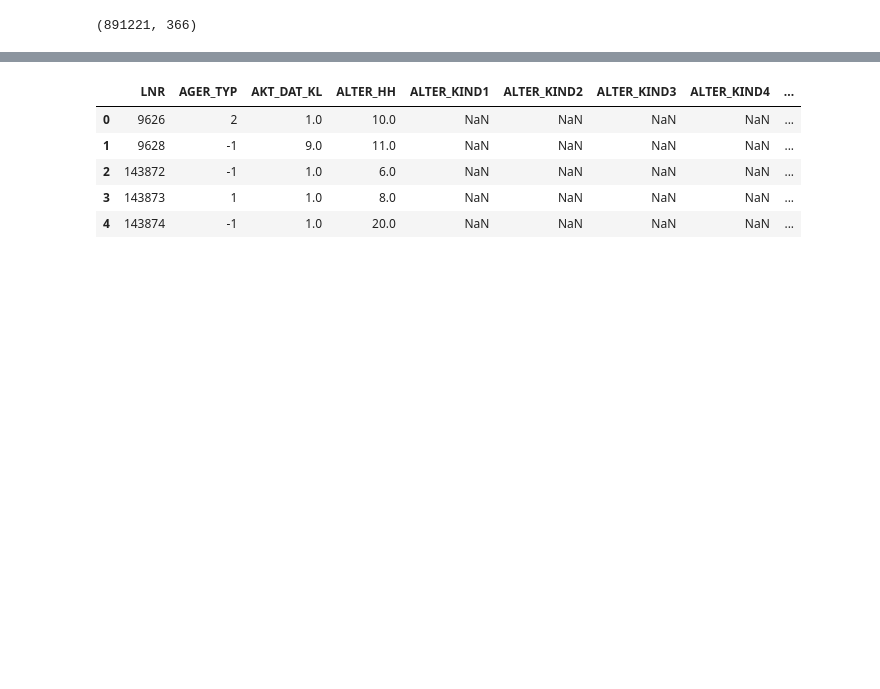
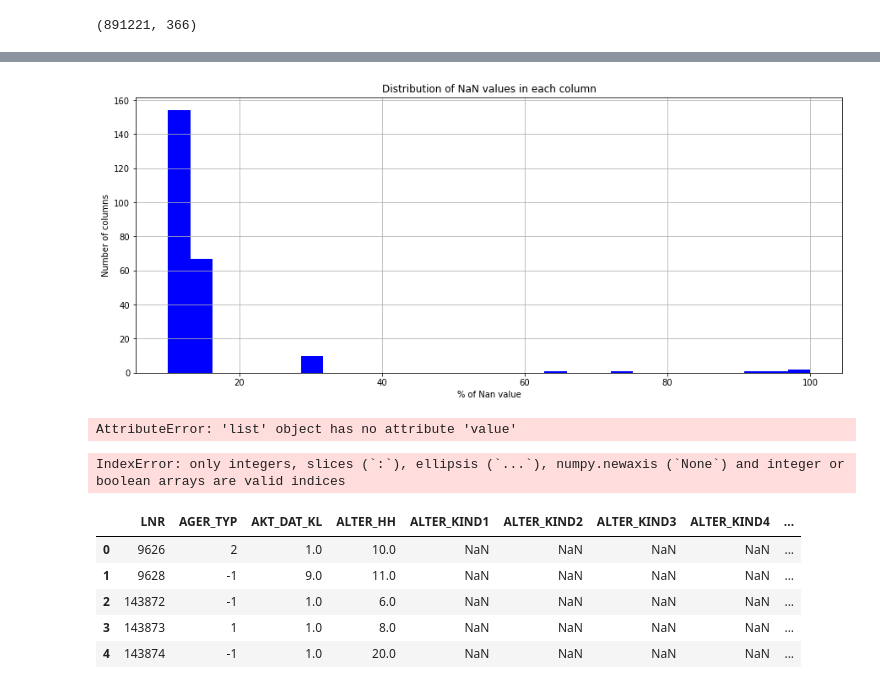
Before and after one commit to olghab/dataScienceCapstoneProject, a Jupyter notebook: Arvato Project Workbook.ipynb, the cells around one changed output, grey strips where cells are left out. Drawn from its saved outputs; the diff is of its cells as text; code cells hidden in the pictures; blank space fills up the shorter version.

Commit message:
feat: remove columns with NaN values
visualize the process, write it into functions

```diff
--- a/Arvato Project Workbook.ipynb
+++ b/Arvato Project Workbook.ipynb
@@ -108,10 +108,3 @@ azdias.head()
 azdias.shape
 # %% [output]
 (891221, 366)
-# %%
-# count Nan values in each column:
-for col in azdias.columns:
-    nan_values = azdias[col].isnull().sum()
-    percent = (nan_values / azdias.shape[0])*100
-    if(percent != 0):
-        print(col, ', Nan values in %: ', round(percent,2))
@@ -135,0 +113,33 @@ WOHNLAGE , Nan values in %:  10.45
+# %%
+def check_nan_values_in_columns(data_frame):
+    """
+    Decription:
+    This function calculates percentage of NaN values in each column
+    and saves the output into a new data frame.
+    Arguments:
+        data_frame: dataset for analysis
+    Returns:
+        df_nan_values:
+    """
+    df_nan_values = pd.DataFrame([col, (data_frame[col].isnull().sum() / data_frame.shape[0])*100] for col in data_frame.columns)
+    print('Nan values in %:\n', round(df_nan_values,2))
+    print('First ten elements with the highest % of NaN values:\n', df_nan_values.sort_values(by=1, ascending=False).head(10))
+
+    return df_nan_values
+# %%
+def visualize_nan_values(data_frame):
+    """
+    Decription:
+    This function visualizes percentage of NaN values in each column.
+    Arguments:
+        data_frame: dataset for analysis
+    """
+    plt.figure(figsize=(15,6))
+    plt.hist(data_frame[1], bins = np.linspace(10,100,30), facecolor='b')
+    plt.xlabel('% of Nan value')
+    plt.ylabel('Number of columns')
+    plt.title('Distribution of NaN values in each column')
+    plt.grid(True)
+    plt.show()
+# %%
+df_azdias_nan_values = check_nan_values_in_columns(azdias)
@@ -135,0 +164,4 @@ WOHNLAGE , Nan values in %:  10.45
+# %%
+visualize_nan_values(df_azdias_nan_values)
+# %% [output]
+[figure, added]
@@ -136,3 +175,11 @@ WOHNLAGE , Nan values in %:  10.45
+# %%
+columns_to_drop.value
+# %% [output]
+AttributeError: 'list' object has no attribute 'value'
+# %%
+df_azdias_nan_values.columns[
+# %% [output]
+IndexError: only integers, slices (`:`), ellipsis (`...`), numpy.newaxis (`None`) and integer or boolean arrays are valid indices
 # %%
 # See the data
 customers.head()
```
Also changed, not shown: parts of 13 cells of this notebook.
